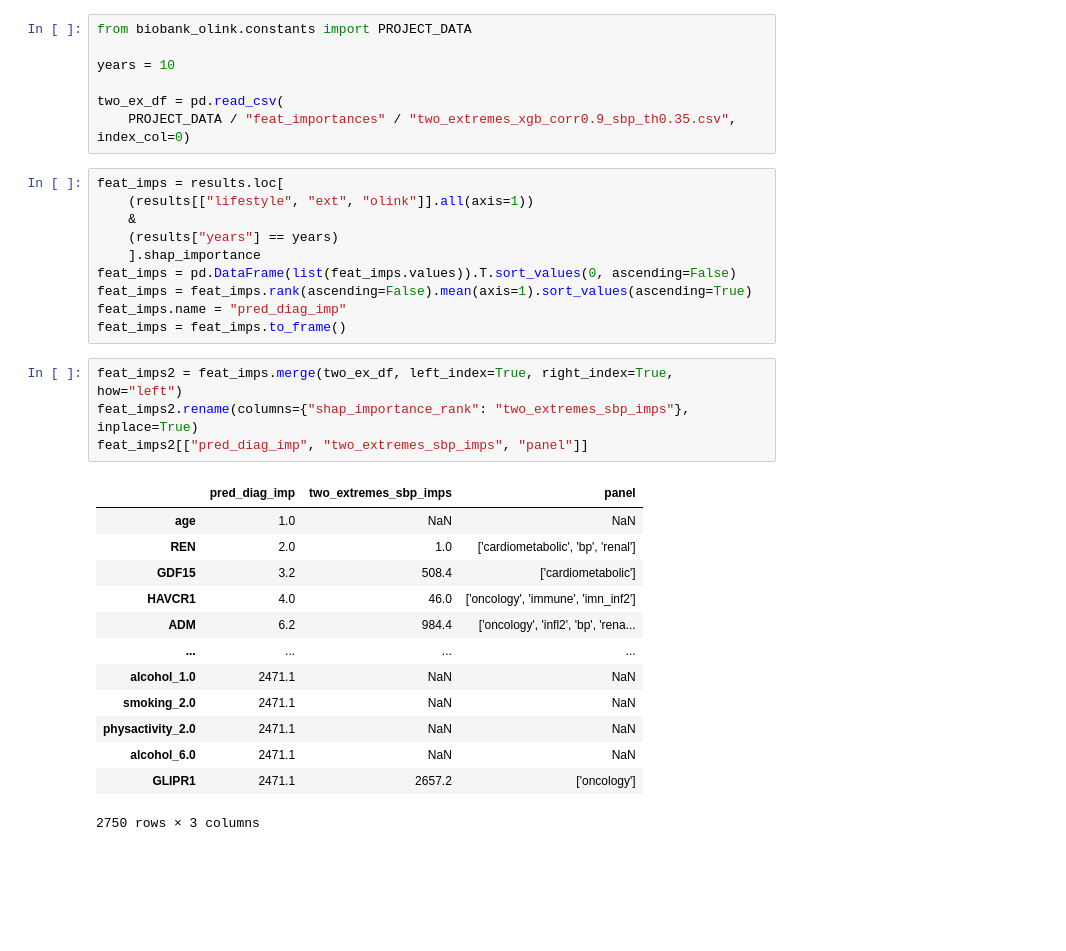
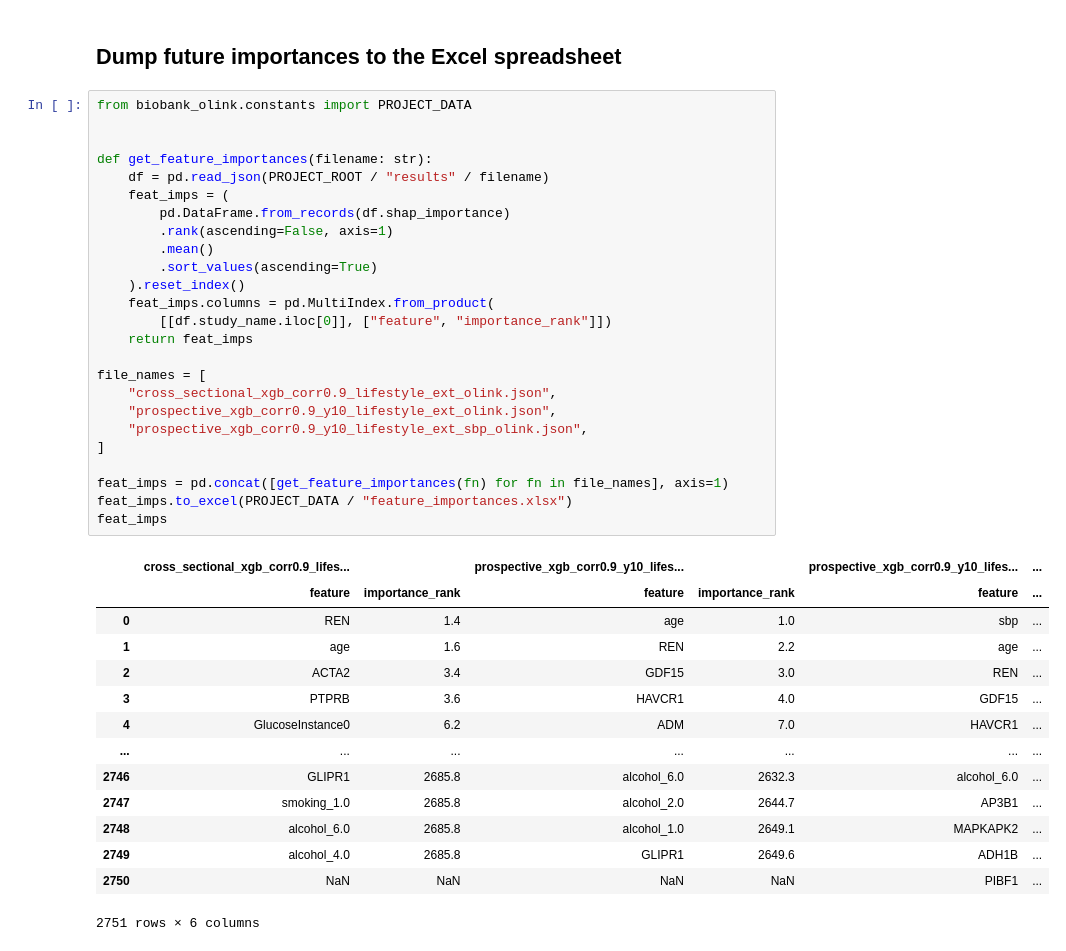
Before and after one commit to ipolharvard/biobank_olink, a Jupyter notebook: notebooks/exp_cross_sectional.ipynb, the cells around one changed output. Drawn from its saved outputs; the diff is of its cells as text; blank space fills up the shorter version.

```diff
--- a/notebooks/exp_cross_sectional.ipynb
+++ b/notebooks/exp_cross_sectional.ipynb
@@ -73,35 +80,42 @@ plt.show()
+# %% [markdown]
+## Dump future importances to the Excel spreadsheet
 # %%
 from biobank_olink.constants import PROJECT_DATA
 
-years = 10
 
-two_ex_df = pd.read_csv(
-    PROJECT_DATA / "feat_importances" / "two_extremes_xgb_corr0.9_sbp_th0.35.csv", index_col=0)
+def get_feature_importances(filename: str):
+    df = pd.read_json(PROJECT_ROOT / "results" / filename)
+    feat_imps = (
+        pd.DataFrame.from_records(df.shap_importance)
+        .rank(ascending=False, axis=1)
+        .mean()
+        .sort_values(ascending=True)
+    ).reset_index()
+    feat_imps.columns = pd.MultiIndex.from_product(
+        [[df.study_name.iloc[0]], ["feature", "importance_rank"]])
+    return feat_imps
+
+file_names = [
+    "cross_sectional_xgb_corr0.9_lifestyle_ext_olink.json",
+    "prospective_xgb_corr0.9_y10_lifestyle_ext_olink.json",
+    "prospective_xgb_corr0.9_y10_lifestyle_ext_sbp_olink.json",
+]
+
+feat_imps = pd.concat([get_feature_importances(fn) for fn in file_names], axis=1)
+feat_imps.to_excel(PROJECT_DATA / "feature_importances.xlsx")
+feat_imps
+# %% [output]
+|  | cross_sectional_xgb_corr0.9_lifes... |  | prospective_xgb_corr0.9_y10_lifes... |  | prospective_xgb_corr0.9_y10_lifes... | ... |
+|  | feature | importance_rank | feature | importance_rank | feature | ... |
+| 0 | REN | 1.4 | age | 1.0 | sbp | ... |
+| 1 | age | 1.6 | REN | 2.2 | age | ... |
+| 2 | ACTA2 | 3.4 | GDF15 | 3.0 | REN | ... |
+| 3 | PTPRB | 3.6 | HAVCR1 | 4.0 | GDF15 | ... |
+| 4 | GlucoseInstance0 | 6.2 | ADM | 7.0 | HAVCR1 | ... |
+| ... | ... | ... | ... | ... | ... | ... |
+| 2746 | GLIPR1 | 2685.8 | alcohol_6.0 | 2632.3 | alcohol_6.0 | ... |
+| 2747 | smoking_1.0 | 2685.8 | alcohol_2.0 | 2644.7 | AP3B1 | ... |
+| 2748 | alcohol_6.0 | 2685.8 | alcohol_1.0 | 2649.1 | MAPKAPK2 | ... |
+| 2749 | alcohol_4.0 | 2685.8 | GLIPR1 | 2649.6 | ADH1B | ... |
+| 2750 | NaN | NaN | NaN | NaN | PIBF1 | ... |
+2751 rows × 6 columns
-# %%
-feat_imps = results.loc[
-    (results[["lifestyle", "ext", "olink"]].all(axis=1))
-    &
-    (results["years"] == years)
-    ].shap_importance
-feat_imps = pd.DataFrame(list(feat_imps.values)).T.sort_values(0, ascending=False)
-feat_imps = feat_imps.rank(ascending=False).mean(axis=1).sort_values(ascending=True)
-feat_imps.name = "pred_diag_imp"
-feat_imps = feat_imps.to_frame()
-# %%
-feat_imps2 = feat_imps.merge(two_ex_df, left_index=True, right_index=True, how="left")
-feat_imps2.rename(columns={"shap_importance_rank": "two_extremes_sbp_imps"}, inplace=True)
-feat_imps2[["pred_diag_imp", "two_extremes_sbp_imps", "panel"]]
-# %% [output]
-|  | pred_diag_imp | two_extremes_sbp_imps | panel |
-| age | 1.0 | NaN | NaN |
-| REN | 2.0 | 1.0 | ['cardiometabolic', 'bp', 'renal'] |
-| GDF15 | 3.2 | 508.4 | ['cardiometabolic'] |
-| HAVCR1 | 4.0 | 46.0 | ['oncology', 'immune', 'imn_inf2'] |
-| ADM | 6.2 | 984.4 | ['oncology', 'infl2', 'bp', 'rena... |
-| ... | ... | ... | ... |
-| alcohol_1.0 | 2471.1 | NaN | NaN |
-| smoking_2.0 | 2471.1 | NaN | NaN |
-| physactivity_2.0 | 2471.1 | NaN | NaN |
-| alcohol_6.0 | 2471.1 | NaN | NaN |
-| GLIPR1 | 2471.1 | 2657.2 | ['oncology'] |
-2750 rows × 3 columns
```
Also changed, not shown: parts of 4 cells of this notebook, 6 other files.
